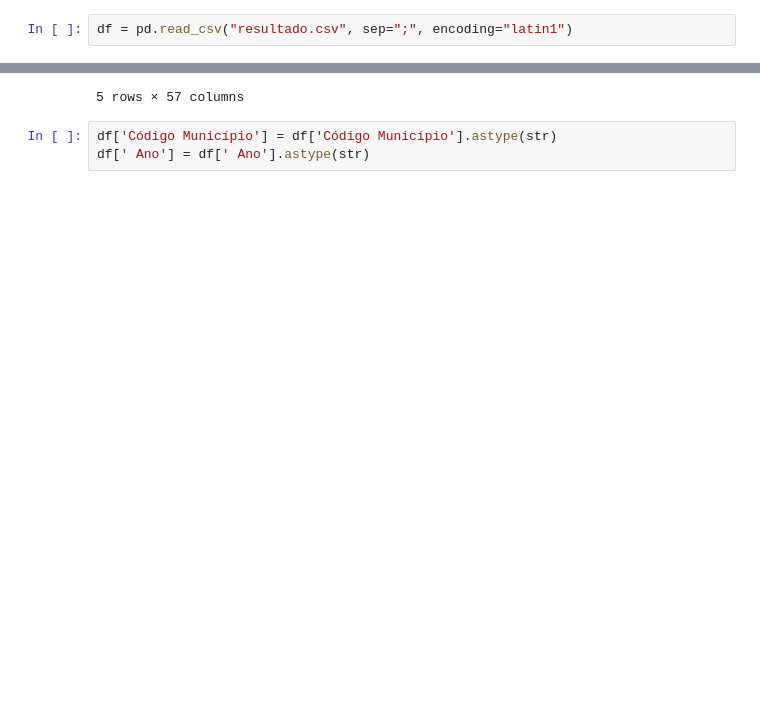
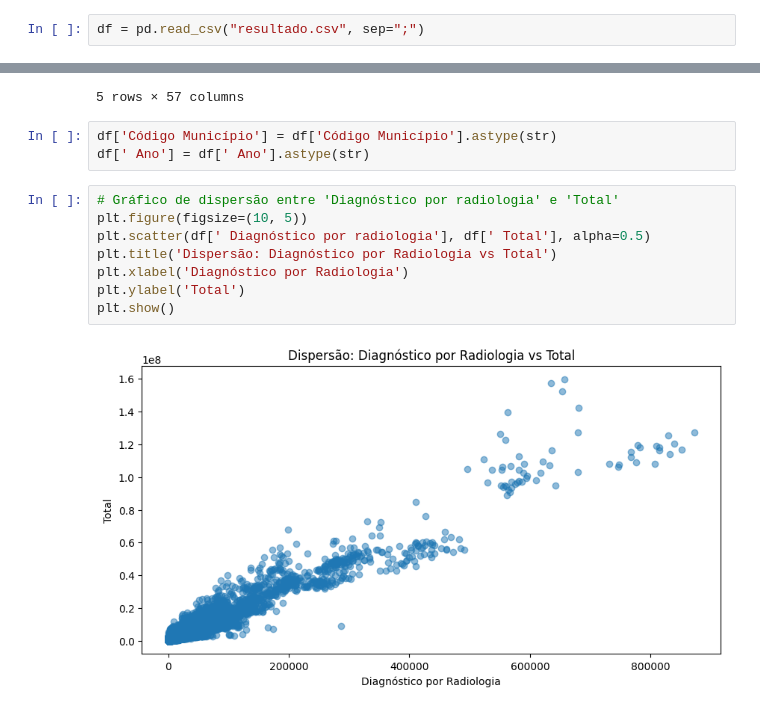
Before and after one commit to mayconabe/datasus, a Jupyter notebook: PI.ipynb, the cells around one changed output, grey strips where cells are left out. Drawn from its saved outputs; the diff is of its cells as text; blank space fills up the shorter version.

```diff
--- a/PI.ipynb
+++ b/PI.ipynb
@@ -5,7 +7,7 @@ import numpy as np
 # %% [markdown]
 # Lendo o CSV
 # %%
-df = pd.read_csv("resultado.csv", sep=";", encoding="latin1")
+df = pd.read_csv("resultado.csv", sep=";")
 # %%
 # Informações do dataframe
 df.info()
@@ -126,3 +128,13 @@ df.head()
 # %%
 df['Código Município'] = df['Código Município'].astype(str)
 df[' Ano'] = df[' Ano'].astype(str)
+# %%
+# Gráfico de dispersão entre 'Diagnóstico por radiologia' e 'Total'
+plt.figure(figsize=(10, 5))
+plt.scatter(df[' Diagnóstico por radiologia'], df[' Total'], alpha=0.5)
+plt.title('Dispersão: Diagnóstico por Radiologia vs Total')
+plt.xlabel('Diagnóstico por Radiologia')
+plt.ylabel('Total')
+plt.show()
+# %% [output]
+[figure, added]
```
Also changed, not shown: parts of 13 cells of this notebook.
